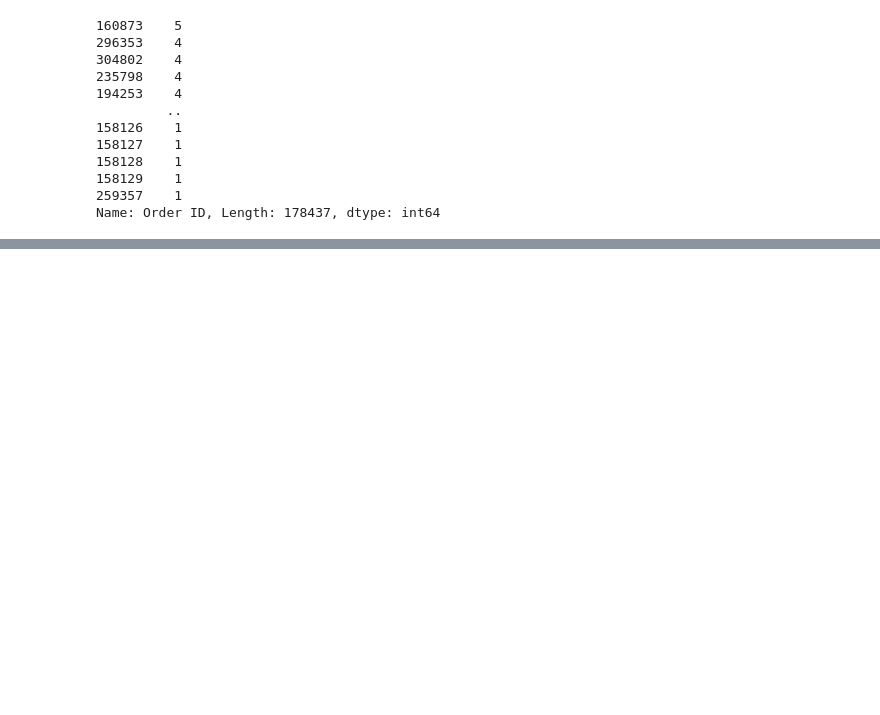
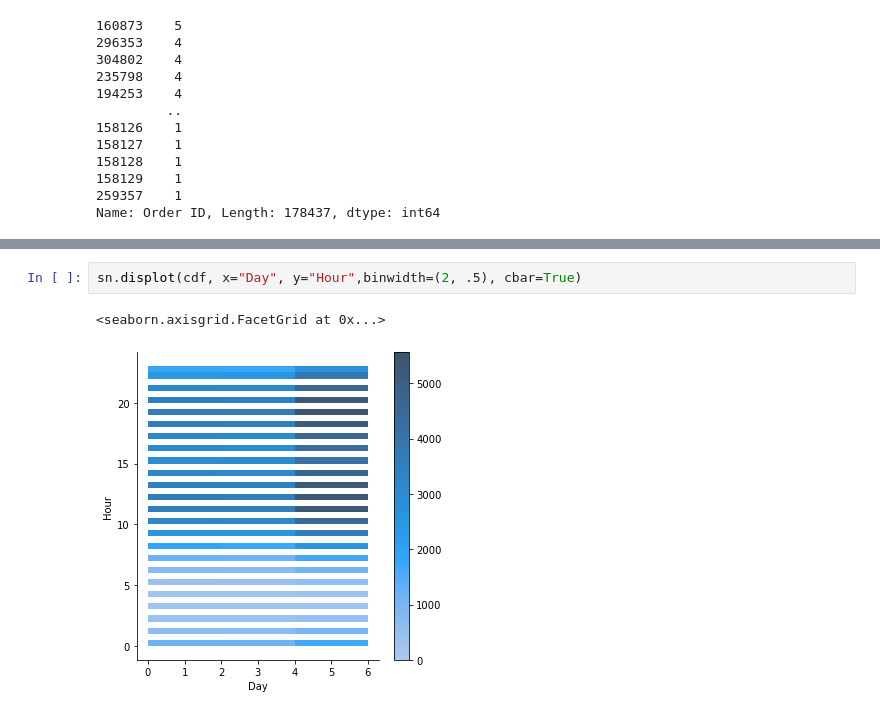
Before and after one commit to PONKAS/Data-Analysis, a Jupyter notebook: SalesReport.ipynb, the cells around one changed output, grey strips where cells are left out. Cells and saved outputs as stored; diff of their text form; blank space fills up the shorter version.

```diff
--- a/SalesReport.ipynb
+++ b/SalesReport.ipynb
@@ -335,0 +342,5 @@ cdf[cdf["Order ID"] == 160873]
+# %%
+sn.displot(cdf, x="Day", y="Hour",binwidth=(2, .5), cbar=True)
+# %% [output]
+<seaborn.axisgrid.FacetGrid at 0x...>
+[figure, added]
```
Also changed, not shown: parts of 11 cells of this notebook.
